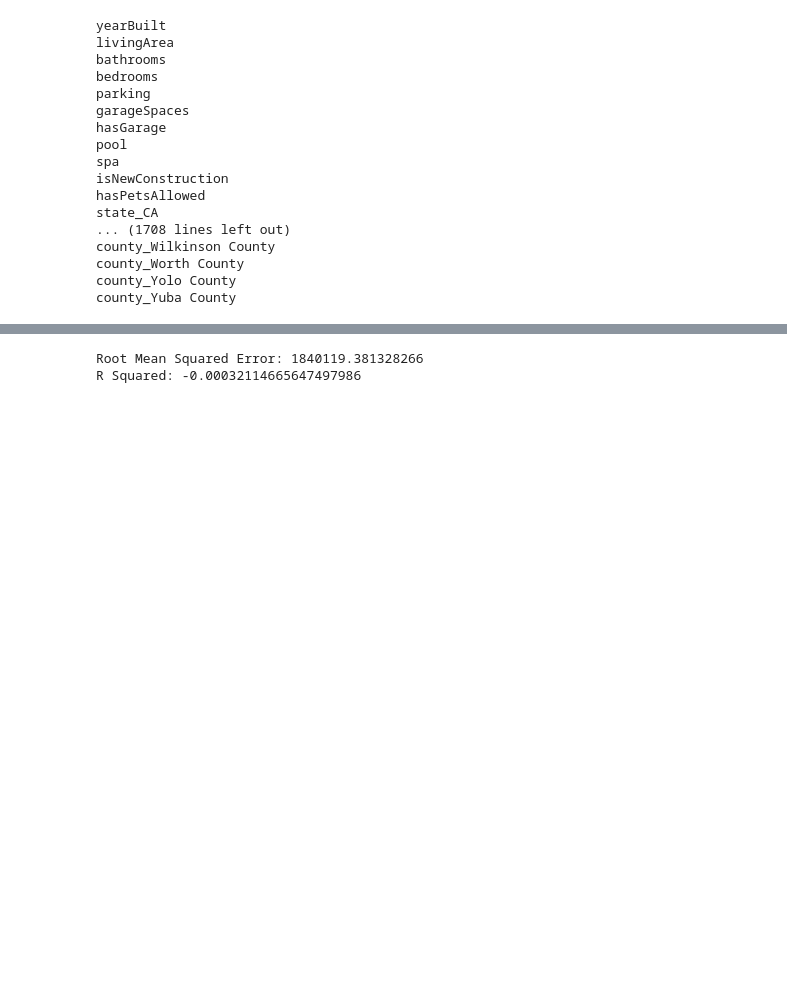
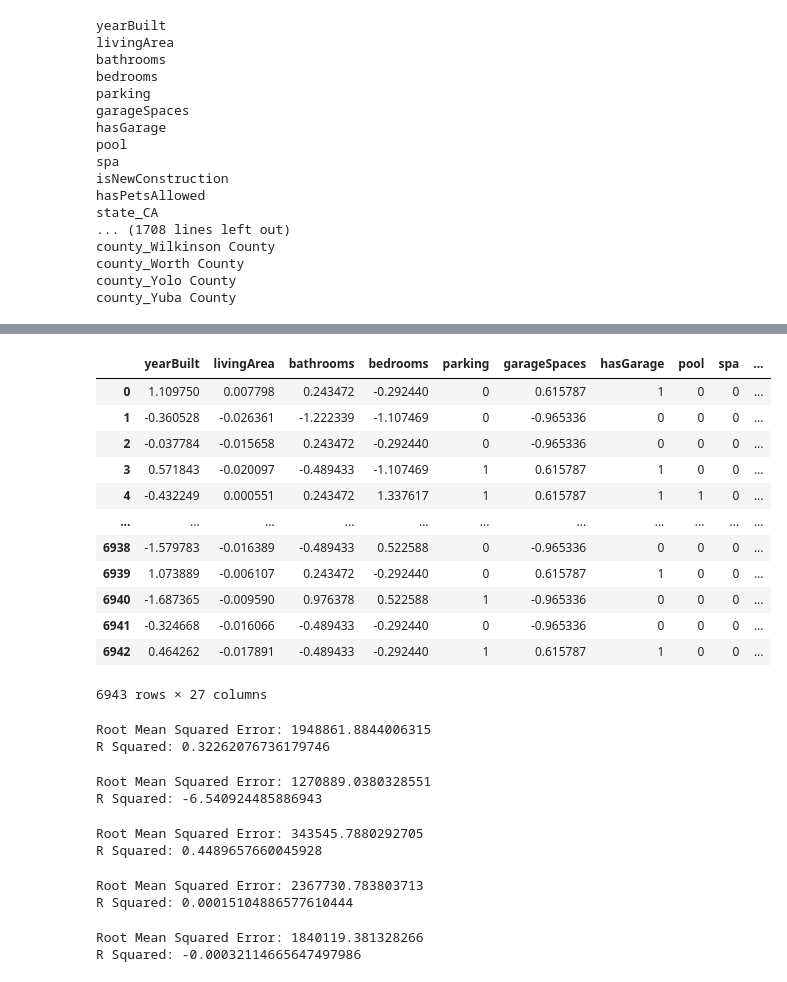
Before and after one commit to rjrichards27/Predicing_House_Prices, a Jupyter notebook: Code/Linear_Regression.ipynb, the cells around one changed output, grey strips where cells are left out. Drawn from its saved outputs; the diff is of its cells as text; code cells hidden in the pictures; blank space fills up the shorter version.

Commit message:
adding updated regression code

```diff
--- a/Code/Linear_Regression.ipynb
+++ b/Code/Linear_Regression.ipynb
@@ -141 +249,69 @@ R Squared: 0.3187613096892473
+# %%
+#dropping all state, city, and county columns for testing CA data
+X_test_CA2 = X_test_CA[X_test_CA.columns.drop(list(X_test_CA.filter(regex='state_')))]
+X_test_CA3 = X_test_CA2[X_test_CA2.columns.drop(list(X_test_CA2.filter(regex='city_')))]
+X_test_CA4 = X_test_CA3[X_test_CA3.columns.drop(list(X_test_CA3.filter(regex='county_')))]
+X_test_CA4
+# %% [output]
+|  | yearBuilt | livingArea | bathrooms | bedrooms | parking | garageSpaces | hasGarage | pool | spa | ... |
+| 0 | 1.109750 | 0.007798 | 0.243472 | -0.292440 | 0 | 0.615787 | 1 | 0 | 0 | ... |
+| 1 | -0.360528 | -0.026361 | -1.222339 | -1.107469 | 0 | -0.965336 | 0 | 0 | 0 | ... |
+| 2 | -0.037784 | -0.015658 | 0.243472 | -0.292440 | 0 | -0.965336 | 0 | 0 | 0 | ... |
+| 3 | 0.571843 | -0.020097 | -0.489433 | -1.107469 | 1 | 0.615787 | 1 | 0 | 0 | ... |
+| 4 | -0.432249 | 0.000551 | 0.243472 | 1.337617 | 1 | 0.615787 | 1 | 1 | 0 | ... |
+| ... | ... | ... | ... | ... | ... | ... | ... | ... | ... | ... |
+| 6938 | -1.579783 | -0.016389 | -0.489433 | 0.522588 | 0 | -0.965336 | 0 | 0 | 0 | ... |
+| 6939 | 1.073889 | -0.006107 | 0.243472 | -0.292440 | 0 | 0.615787 | 1 | 0 | 0 | ... |
+| 6940 | -1.687365 | -0.009590 | 0.976378 | 0.522588 | 1 | -0.965336 | 0 | 0 | 0 | ... |
+| 6941 | -0.324668 | -0.016066 | -0.489433 | -0.292440 | 0 | -0.965336 | 0 | 0 | 0 | ... |
+| 6942 | 0.464262 | -0.017891 | -0.489433 | -0.292440 | 1 | 0.615787 | 1 | 0 | 0 | ... |
+6943 rows × 27 columns
+# %%
+#training the regression model on only the CA data
+lin_reg4_CA = LinearRegression(positive= True, fit_intercept=False, copy_X= True,
+    n_jobs=None).fit(X_train_CA4, y_train_CA)
+
+#getting the root mean squared error and R^2
+
+#y predictions on the CA test data
+preds4_CA= lin_reg4_CA.predict(X_test_CA4)
+
+print("Root Mean Squared Error:", format(math.sqrt(mean_squared_error(y_test_CA, preds4_CA))))
+print("R Squared:", format(lin_reg4_CA.score(X_test_CA4, y_test_CA)))
+# %% [output]
+Root Mean Squared Error: 1948861.8844006315
+R Squared: 0.32262076736179746
+# %%
+#y predictions on the GA test data
+preds4_GA= lin_reg4_CA.predict(X_test_GA4)
+
+print("Root Mean Squared Error:", format(math.sqrt(mean_squared_error(y_test_GA, preds4_GA))))
+print("R Squared:", format(lin_reg4_CA.score(X_test_GA4, y_test_GA)))
+# %% [output]
+Root Mean Squared Error: 1270889.0380328551
+R Squared: -6.540924485886943
+# %%
+#training the regression model on only the GA data
+lin_reg_GA = LinearRegression(positive= True, fit_intercept=False, copy_X= True,
+    n_jobs=None).fit(X_train_GA4, y_train_GA)
+
+#getting the root mean squared error and R^2
+
+#y predictions on the validation data
+preds5_GA= lin_reg_GA.predict(X_test_GA4)
+
+print("Root Mean Squared Error:", format(math.sqrt(mean_squared_error(y_test_GA, preds5_GA))))
+print("R Squared:", format(lin_reg_GA.score(X_test_GA4, y_test_GA)))
+# %% [output]
+Root Mean Squared Error: 343545.7880292705
+R Squared: 0.4489657660045928
+# %%
+#y predictions on the CA test data
+preds5_CA= lin_reg_GA.predict(X_test_CA4)
+
+print("Root Mean Squared Error:", format(math.sqrt(mean_squared_error(y_test_CA, preds5_CA))))
+print("R Squared:", format(lin_reg_GA.score(X_test_CA4, y_test_CA)))
+# %% [output]
+Root Mean Squared Error: 2367730.783803713
+R Squared: 0.00015104886577610444
 # %%
```
Also changed, not shown: parts of 11 cells of this notebook.
